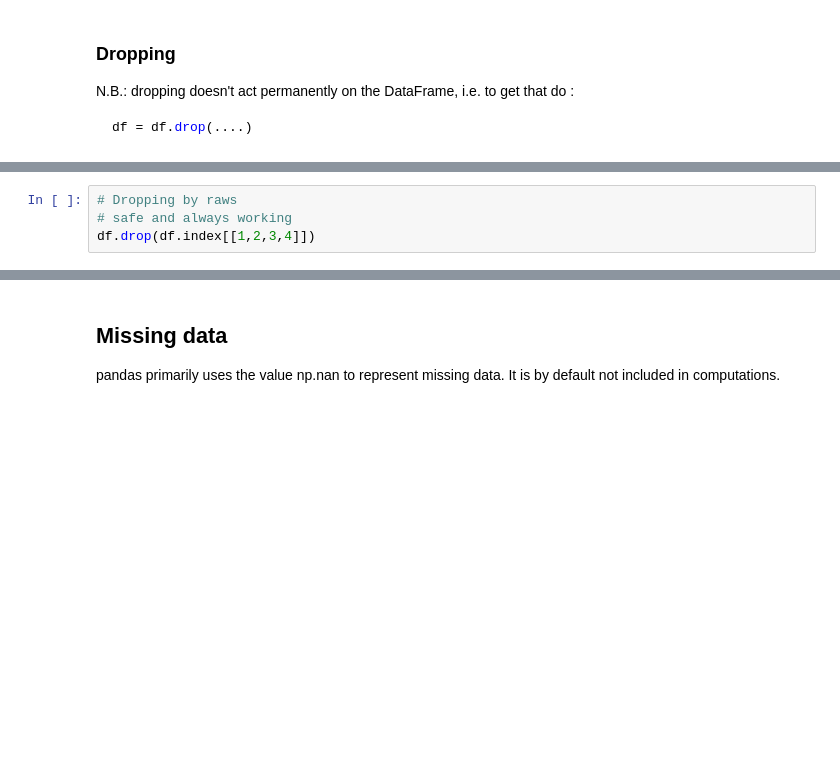
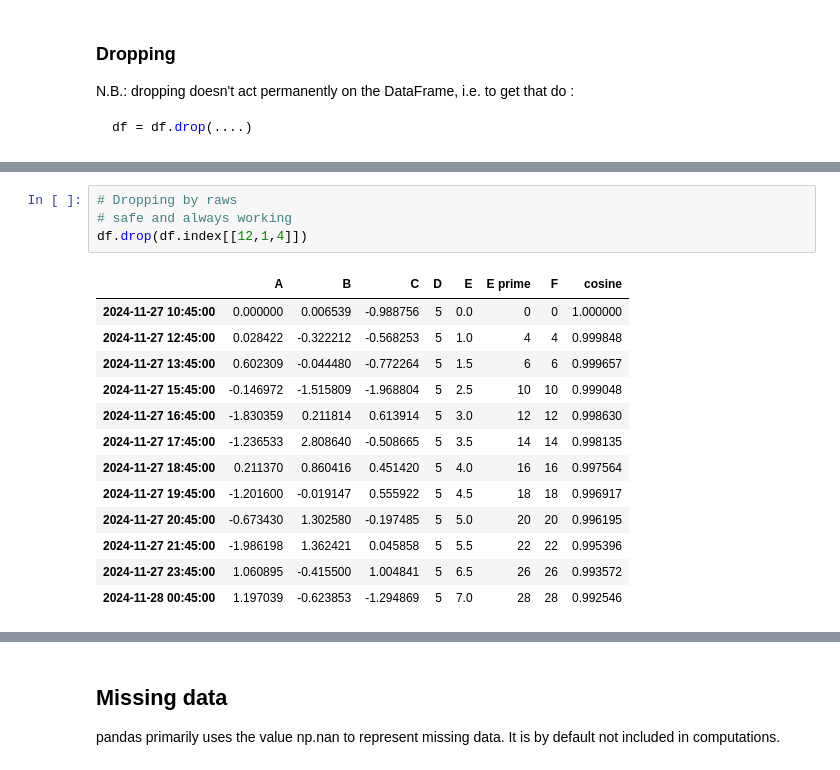
Before and after one commit to nicolomontagner02/LaboratoryOfComputationalPhysics_Y7, a Jupyter notebook: 06_Pandas.ipynb, the cells around one changed output, grey strips where cells are left out. Saved outputs shown, nothing was run; the diff lists cells and outputs as text; blank space fills up the shorter version.

```diff
--- a/06_Pandas.ipynb
+++ b/06_Pandas.ipynb
@@ -550,6 +721,20 @@ new_df
 # %%
 # Dropping by raws
 # safe and always working
-df.drop(df.index[[1,2,3,4]])
+df.drop(df.index[[12,1,4]])
+# %% [output]
+|  | A | B | C | D | E | E prime | F | cosine |
+| 2024-11-27 10:45:00 | 0.000000 | 0.006539 | -0.988756 | 5 | 0.0 | 0 | 0 | 1.000000 |
+| 2024-11-27 12:45:00 | 0.028422 | -0.322212 | -0.568253 | 5 | 1.0 | 4 | 4 | 0.999848 |
+| 2024-11-27 13:45:00 | 0.602309 | -0.044480 | -0.772264 | 5 | 1.5 | 6 | 6 | 0.999657 |
+| 2024-11-27 15:45:00 | -0.146972 | -1.515809 | -1.968804 | 5 | 2.5 | 10 | 10 | 0.999048 |
+| 2024-11-27 16:45:00 | -1.830359 | 0.211814 | 0.613914 | 5 | 3.0 | 12 | 12 | 0.998630 |
+| 2024-11-27 17:45:00 | -1.236533 | 2.808640 | -0.508665 | 5 | 3.5 | 14 | 14 | 0.998135 |
+| 2024-11-27 18:45:00 | 0.211370 | 0.860416 | 0.451420 | 5 | 4.0 | 16 | 16 | 0.997564 |
+| 2024-11-27 19:45:00 | -1.201600 | -0.019147 | 0.555922 | 5 | 4.5 | 18 | 18 | 0.996917 |
+| 2024-11-27 20:45:00 | -0.673430 | 1.302580 | -0.197485 | 5 | 5.0 | 20 | 20 | 0.996195 |
+| 2024-11-27 21:45:00 | -1.986198 | 1.362421 | 0.045858 | 5 | 5.5 | 22 | 22 | 0.995396 |
+| 2024-11-27 23:45:00 | 1.060895 | -0.415500 | 1.004841 | 5 | 6.5 | 26 | 26 | 0.993572 |
+| 2024-11-28 00:45:00 | 1.197039 | -0.623853 | -1.294869 | 5 | 7.0 | 28 | 28 | 0.992546 |
 # %%
 df
```
Also changed, not shown: parts of 50 cells of this notebook.
